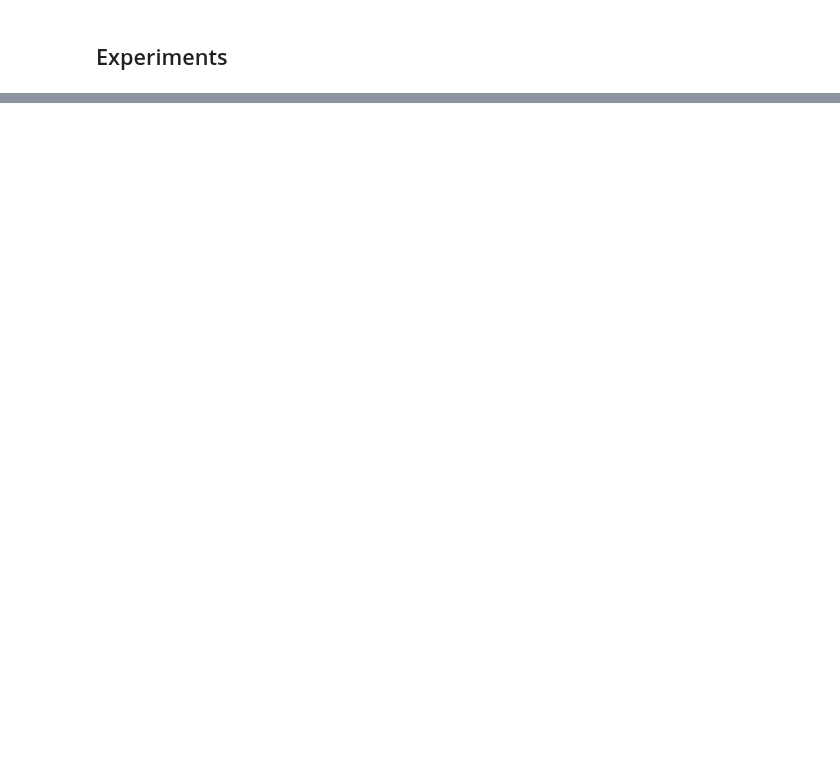
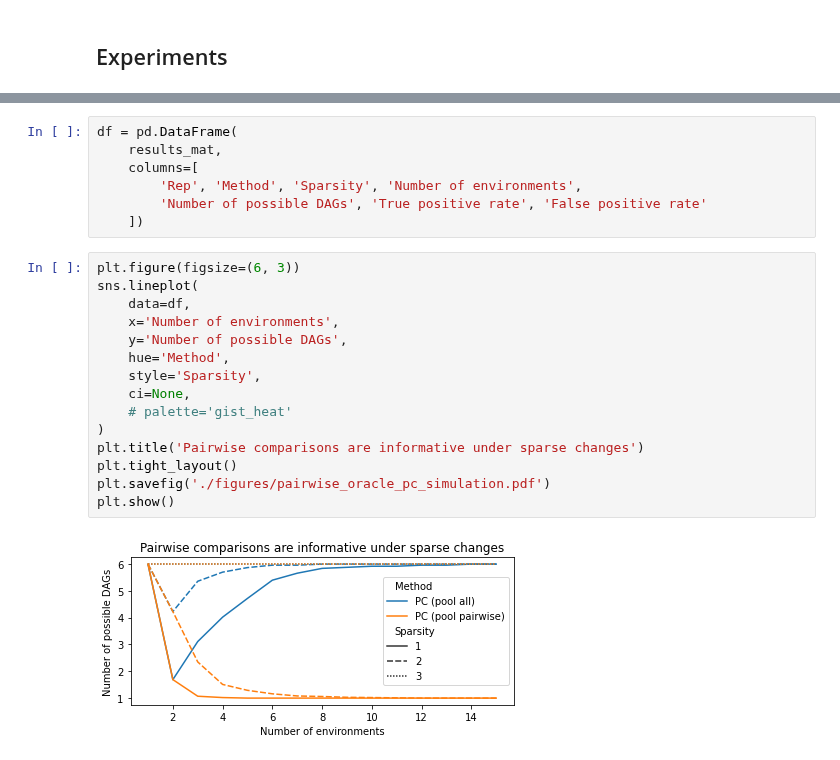
Before and after one commit to rflperry/sparse_shift, a Jupyter notebook: notebooks/05-rp-sparse_oracle_pc.ipynb, the cells around one changed output, grey strips where cells are left out. Cells and saved outputs as stored; diff of their text form; blank space fills up the shorter version.

```diff
--- a/notebooks/05-rp-sparse_oracle_pc.ipynb
+++ b/notebooks/05-rp-sparse_oracle_pc.ipynb
@@ -127,0 +277,24 @@ plt.show()
+# %%
+df = pd.DataFrame(
+    results_mat,
+    columns=[
+        'Rep', 'Method', 'Sparsity', 'Number of environments',
+        'Number of possible DAGs', 'True positive rate', 'False positive rate'
+    ])
+# %%
+plt.figure(figsize=(6, 3))
+sns.lineplot(
+    data=df,
+    x='Number of environments',
+    y='Number of possible DAGs',
+    hue='Method',
+    style='Sparsity',
+    ci=None,
+    # palette='gist_heat'
+)
+plt.title('Pairwise comparisons are informative under sparse changes')
+plt.tight_layout()
+plt.savefig('./figures/pairwise_oracle_pc_simulation.pdf')
+plt.show()
+# %% [output]
+[figure, added]
```
Also changed, not shown: parts of 12 cells of this notebook, 15 other files.
